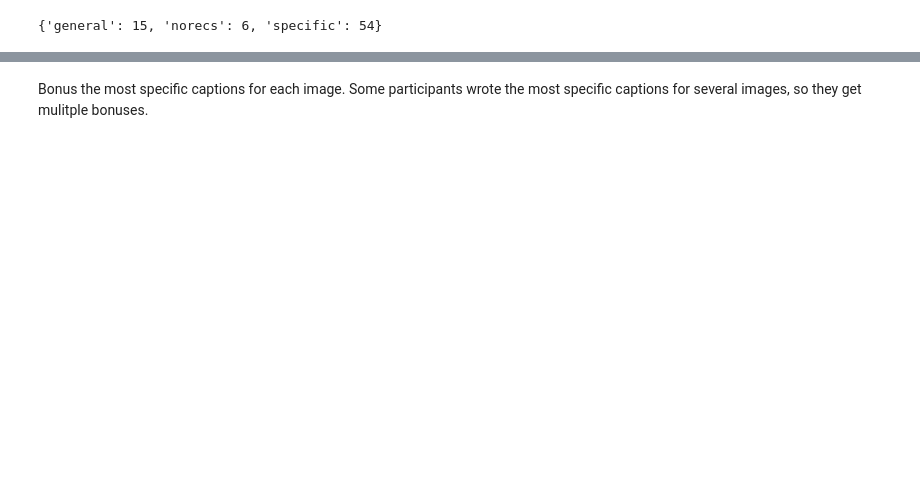
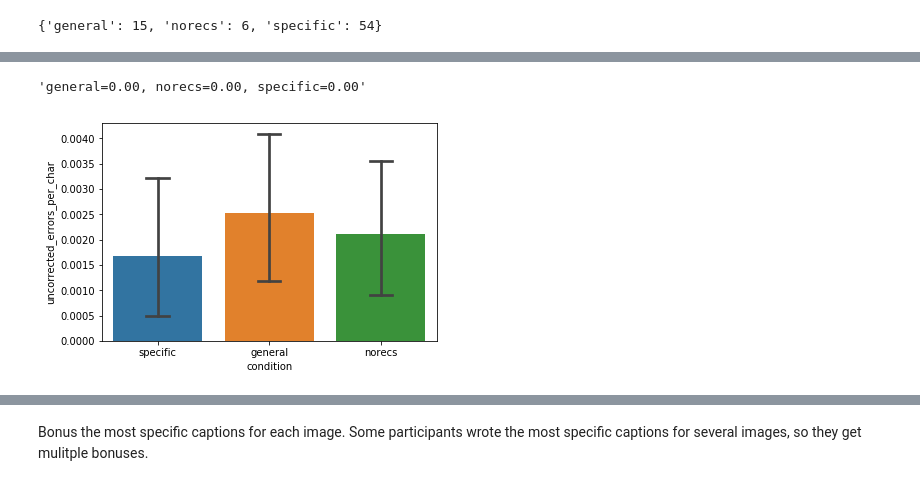
Before and after one commit to kcarnold/textrec, a Jupyter notebook: notebooks/Analysis.ipynb, the cells around one changed output, grey strips where cells are left out. Saved outputs shown, nothing was run; the diff lists cells and outputs as text; code cells hidden in the pictures; blank space fills up the shorter version.

```diff
--- a/notebooks/Analysis.ipynb
+++ b/notebooks/Analysis.ipynb
@@ -153,0 +213,5 @@ summarize_means(trial_level_data, 'condition', 'num_words')
+# %%
+analyze_outcome(trial_level_data, 'condition', 'uncorrected_errors_per_char')
+# %% [output]
+'general=0.00, norecs=0.00, specific=0.00'
+[figure, added]
```
Also changed, not shown: parts of 37 cells of this notebook, 18 other files.
